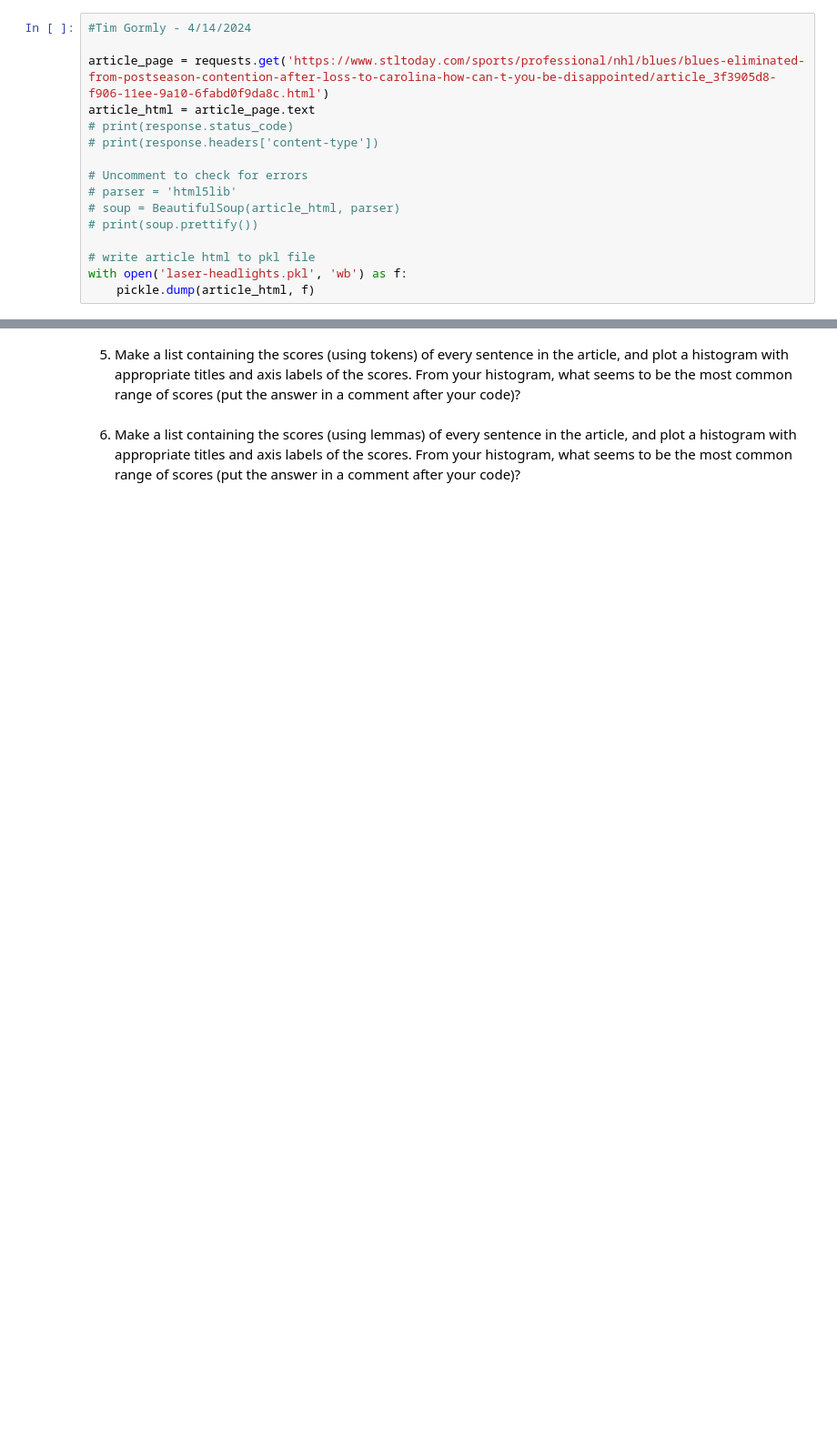
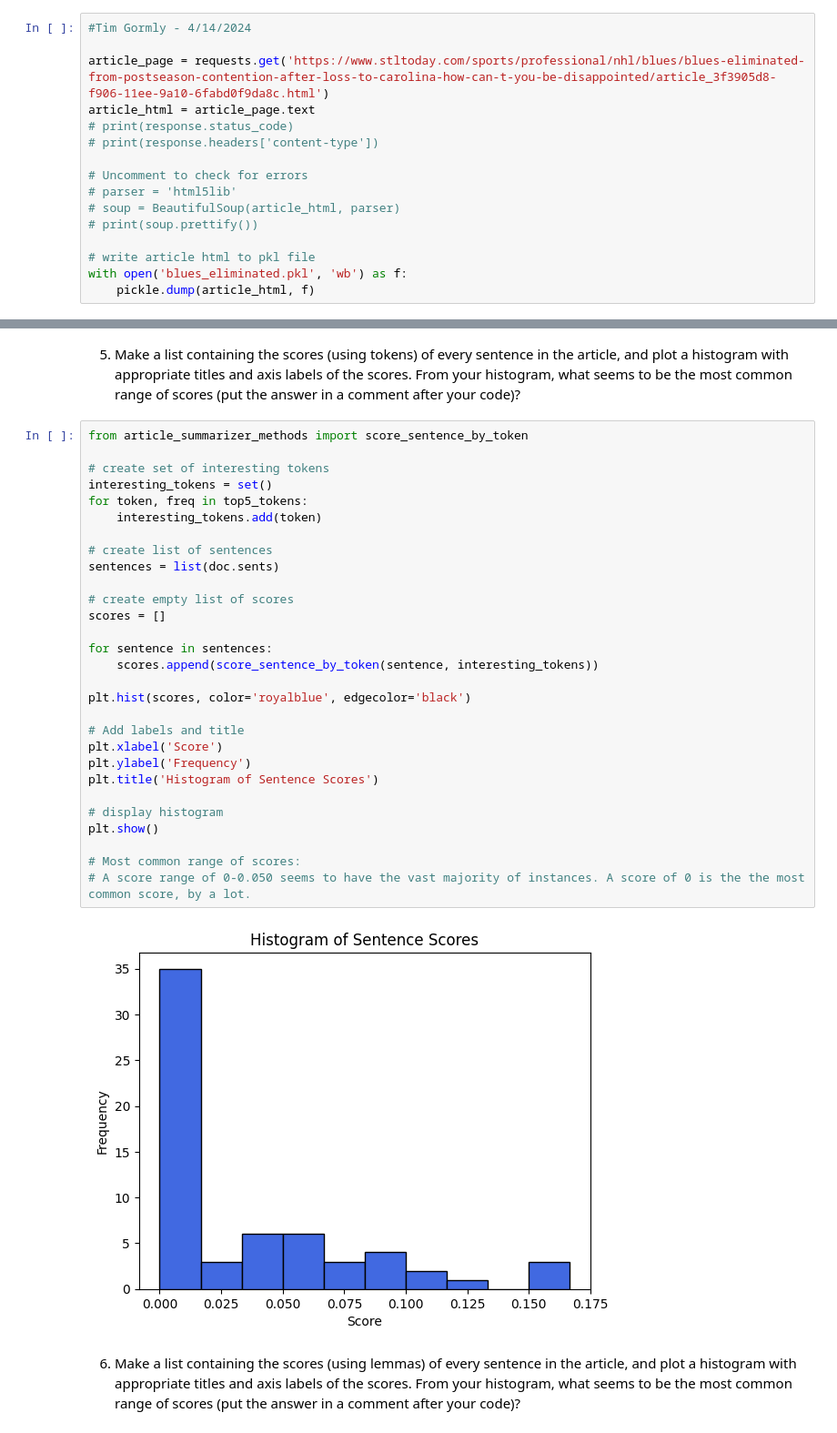
Before and after one commit to tgormly/article-summarizer, a Jupyter notebook: article-summarizer.ipynb, the cells around one changed output, grey strips where cells are left out. Shown at 91% size. Drawn from its saved outputs; the diff is of its cells as text; blank space fills up the shorter version.

```diff
--- a/article-summarizer.ipynb
+++ b/article-summarizer.ipynb
@@ -65,7 +64,7 @@ article_html = article_page.text
 # print(soup.prettify())
 
 # write article html to pkl file
-with open('laser-headlights.pkl', 'wb') as f:
+with open('blues_eliminated.pkl', 'wb') as f:
     pickle.dump(article_html, f)
 # %% [markdown]
 2. Read in your article's html source from the file you created in question 1 and do sentiment analysis on the article/post's text (use `.get_text()`).  Print the polarity score with an appropriate label.  Additionally print the number of sentences in the original article (with an appropriate label)
@@ -76,4 +194,35 @@ with open('laser-headlights.pkl', 'wb') as f:
 # %% [markdown]
 5. Make a list containing the scores (using tokens) of every sentence in the article, and plot a histogram with appropriate titles and axis labels of the scores. From your histogram, what seems to be the most common range of scores (put the answer in a comment after your code)?
+# %%
+from article_summarizer_methods import score_sentence_by_token
+
+# create set of interesting tokens
+interesting_tokens = set()
+for token, freq in top5_tokens:
+    interesting_tokens.add(token)
+
+# create list of sentences
+sentences = list(doc.sents)
+
+# create empty list of scores
+scores = []
+
+for sentence in sentences:
+    scores.append(score_sentence_by_token(sentence, interesting_tokens))
+
+plt.hist(scores, color='royalblue', edgecolor='black')
+
+# Add labels and title
+plt.xlabel('Score')
+plt.ylabel('Frequency')
+plt.title('Histogram of Sentence Scores')
+
+# display histogram
+plt.show()
+
+# Most common range of scores:
+# A score range of 0-0.050 seems to have the vast majority of instances. A score of 0 is the the most common score, by a lot.
+# %% [output]
+[figure, added]
 # %% [markdown]
 6. Make a list containing the scores (using lemmas) of every sentence in the article, and plot a histogram with appropriate titles and axis labels of the scores.  From your histogram, what seems to be the most common range of scores (put the answer in a comment after your code)?
```
Also changed, not shown: parts of 13 cells of this notebook, 3 other files.
